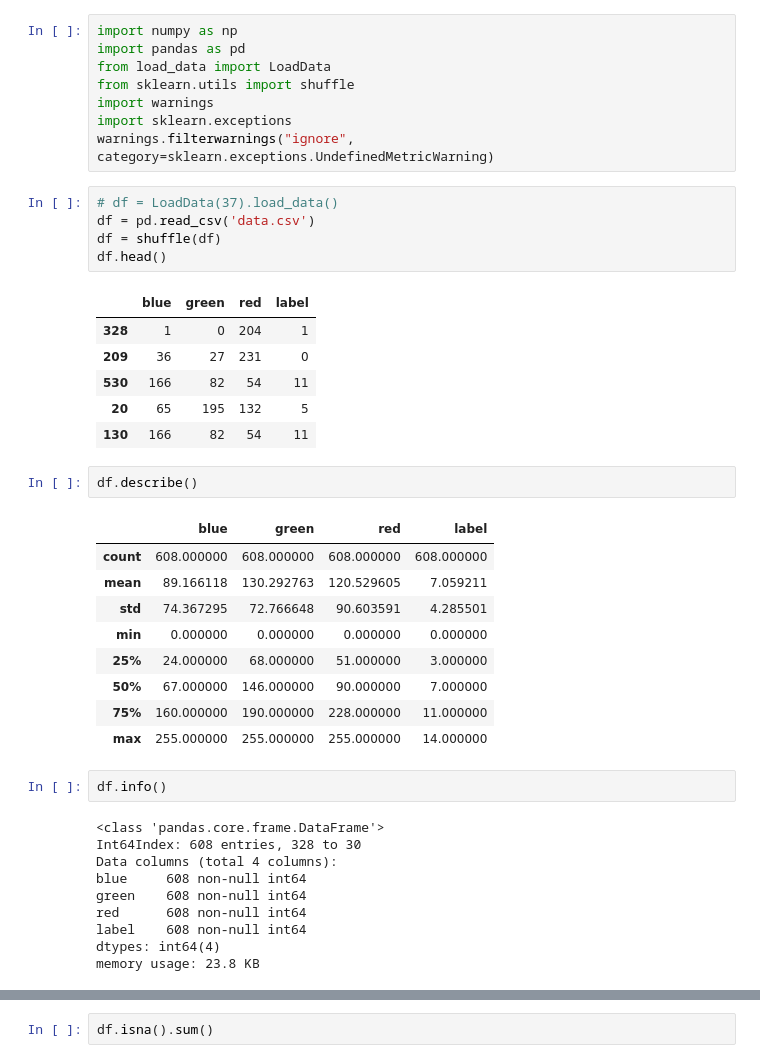
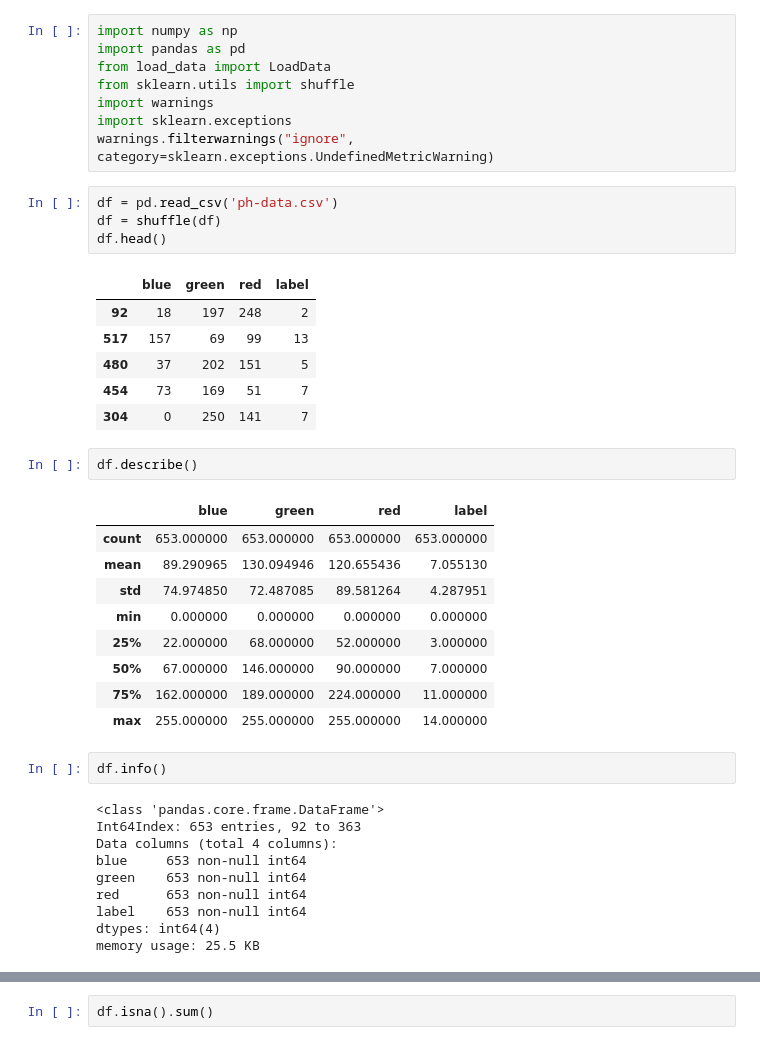
Before and after one commit to robertjankowski/ph-recognition, a Jupyter notebook: classification.ipynb, the cells around one changed output, grey strips where cells are left out. Saved outputs shown, nothing was run; the diff lists cells and outputs as text.

```diff
--- a/classification.ipynb
+++ b/classification.ipynb
@@ -9,41 +9,40 @@ import warnings
 import sklearn.exceptions
 warnings.filterwarnings("ignore", category=sklearn.exceptions.UndefinedMetricWarning)
 # %%
-# df = LoadData(37).load_data()
-df = pd.read_csv('data.csv')
+df = pd.read_csv('ph-data.csv')
 df = shuffle(df)
 df.head()
 # %% [output]
 |  | blue | green | red | label |
-| 328 | 1 | 0 | 204 | 1 |
-| 209 | 36 | 27 | 231 | 0 |
-| 530 | 166 | 82 | 54 | 11 |
-| 20 | 65 | 195 | 132 | 5 |
-| 130 | 166 | 82 | 54 | 11 |
+| 92 | 18 | 197 | 248 | 2 |
+| 517 | 157 | 69 | 99 | 13 |
+| 480 | 37 | 202 | 151 | 5 |
+| 454 | 73 | 169 | 51 | 7 |
+| 304 | 0 | 250 | 141 | 7 |
 # %%
 df.describe()
 # %% [output]
 |  | blue | green | red | label |
-| count | 608.000000 | 608.000000 | 608.000000 | 608.000000 |
-| mean | 89.166118 | 130.292763 | 120.529605 | 7.059211 |
-| std | 74.367295 | 72.766648 | 90.603591 | 4.285501 |
+| count | 653.000000 | 653.000000 | 653.000000 | 653.000000 |
+| mean | 89.290965 | 130.094946 | 120.655436 | 7.055130 |
+| std | 74.974850 | 72.487085 | 89.581264 | 4.287951 |
 | min | 0.000000 | 0.000000 | 0.000000 | 0.000000 |
-| 25% | 24.000000 | 68.000000 | 51.000000 | 3.000000 |
+| 25% | 22.000000 | 68.000000 | 52.000000 | 3.000000 |
 | 50% | 67.000000 | 146.000000 | 90.000000 | 7.000000 |
-| 75% | 160.000000 | 190.000000 | 228.000000 | 11.000000 |
+| 75% | 162.000000 | 189.000000 | 224.000000 | 11.000000 |
 | max | 255.000000 | 255.000000 | 255.000000 | 14.000000 |
 # %%
 df.info()
 # %% [output]
 <class 'pandas.core.frame.DataFrame'>
-Int64Index: 608 entries, 328 to 30
+Int64Index: 653 entries, 92 to 363
 Data columns (total 4 columns):
-blue     608 non-null int64
-green    608 non-null int64
-red      608 non-null int64
-label    608 non-null int64
+blue     653 non-null int64
+green    653 non-null int64
+red      653 non-null int64
+label    653 non-null int64
 dtypes: int64(4)
-memory usage: 23.8 KB
+memory usage: 25.5 KB
 # %%
 pd.value_counts(df['label']).sort_values()
 # %% [output]
```
Also changed, not shown: parts of 27 cells of this notebook, 4 other files.
